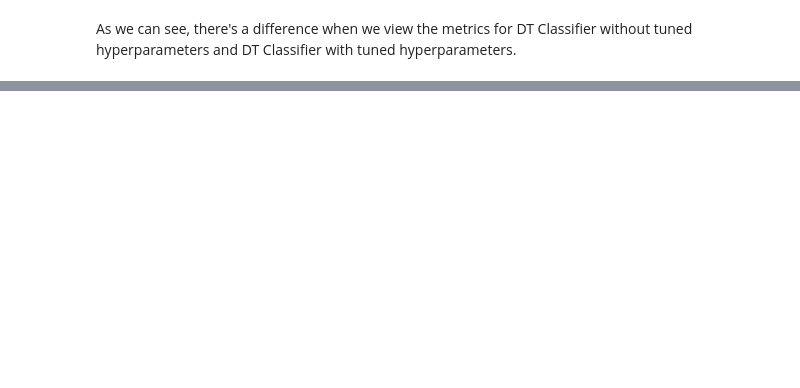
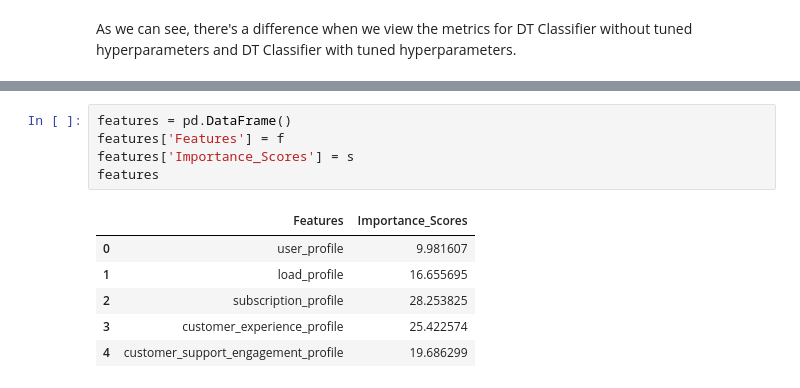
Before and after one commit to rjPajaro/Pattern-Recognition-Projects, a Jupyter notebook: pycaret-demo/pycaret-demo.ipynb, the cells around one changed output, grey strips where cells are left out. Drawn from its saved outputs; the diff is of its cells as text; blank space fills up the shorter version.

```diff
--- a/pycaret-demo/pycaret-demo.ipynb
+++ b/pycaret-demo/pycaret-demo.ipynb
@@ -264,0 +281,12 @@ As we can see, there's a difference when we view the metrics for DT Classifier w
+# %%
+features = pd.DataFrame()
+features['Features'] = f
+features['Importance_Scores'] = s
+features
+# %% [output]
+|  | Features | Importance_Scores |
+| 0 | user_profile | 9.981607 |
+| 1 | load_profile | 16.655695 |
+| 2 | subscription_profile | 28.253825 |
+| 3 | customer_experience_profile | 25.422574 |
+| 4 | customer_support_engagement_profile | 19.686299 |
```
Also changed, not shown: parts of 10 cells of this notebook, 5 other files.
